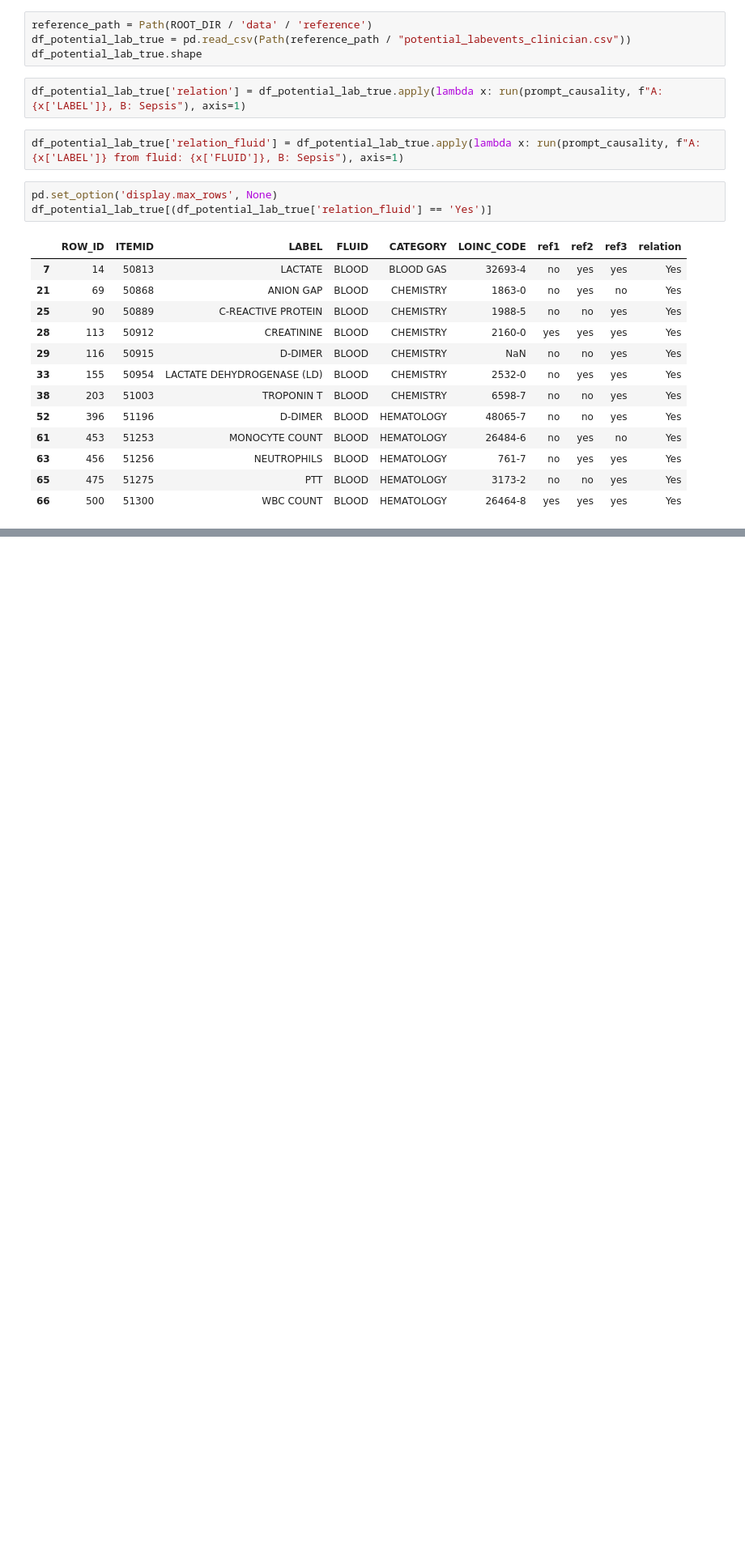
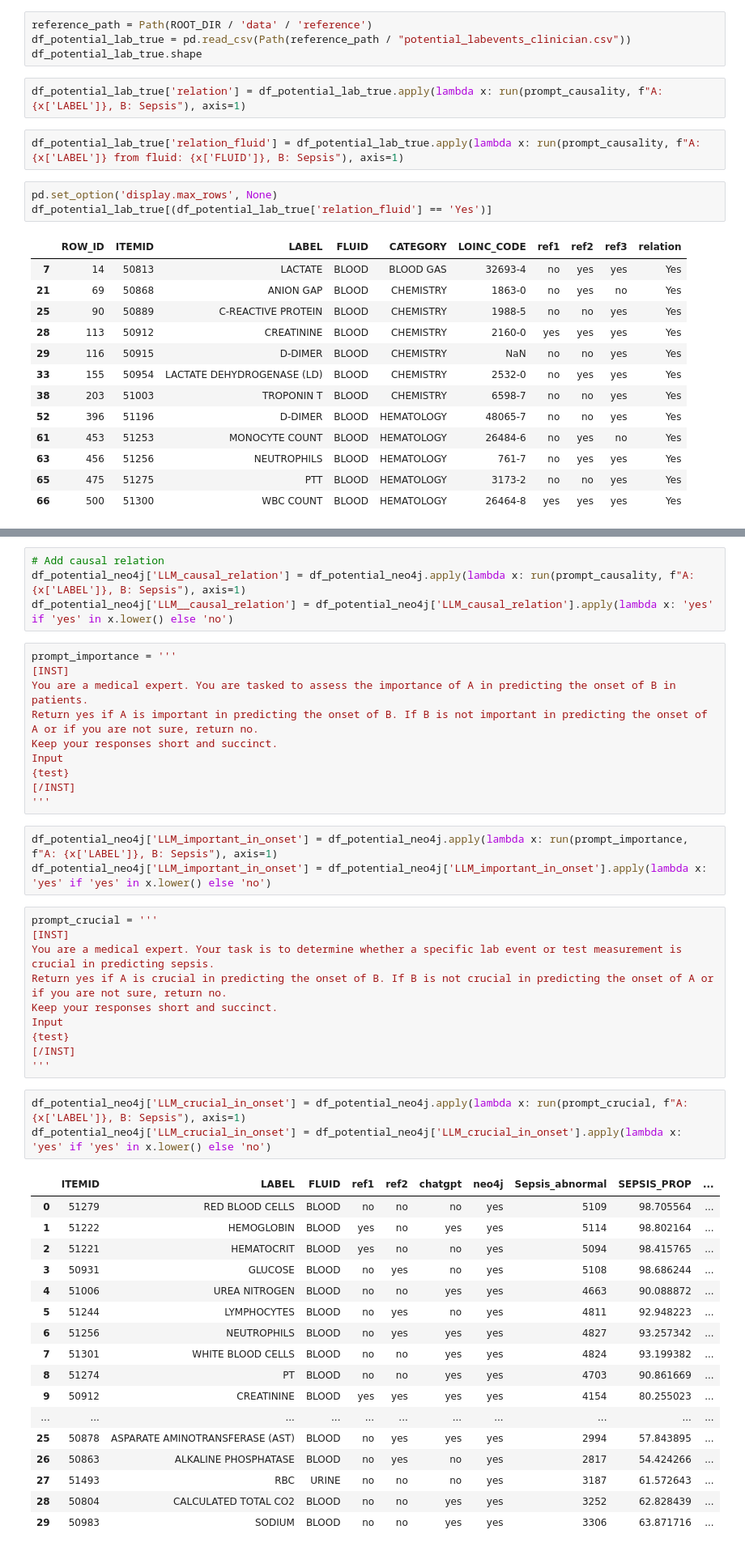
Before and after one commit to 23233408/CAPSTONE, a Jupyter notebook: AlexTurner/AT004-feature-selection_local.ipynb, the cells around one changed output, grey strips where cells are left out. Shown: that part at 81% size. Drawn from its saved outputs; the diff is of its cells as text; blank space fills up the shorter version.

```diff
--- a/AlexTurner/AT004-feature-selection_local.ipynb
+++ b/AlexTurner/AT004-feature-selection_local.ipynb
@@ -1066,0 +1078,48 @@ df_potential_lab_true[(df_potential_lab_true['relation'] == 'Yes')]
+# %%
+# Add causal relation
+df_potential_neo4j['LLM_causal_relation'] = df_potential_neo4j.apply(lambda x: run(prompt_causality, f"A: {x['LABEL']}, B: Sepsis"), axis=1)
+df_potential_neo4j['LLM__causal_relation'] = df_potential_neo4j['LLM_causal_relation'].apply(lambda x: 'yes' if 'yes' in x.lower() else 'no')
+# %%
+prompt_importance = '''
+[INST]
+You are a medical expert. You are tasked to assess the importance of A in predicting the onset of B in patients.
+Return yes if A is important in predicting the onset of B. If B is not important in predicting the onset of A or if you are not sure, return no.
+Keep your responses short and succinct.
+Input
+{test}
+[/INST]
+'''
+# %%
+df_potential_neo4j['LLM_important_in_onset'] = df_potential_neo4j.apply(lambda x: run(prompt_importance, f"A: {x['LABEL']}, B: Sepsis"), axis=1)
+df_potential_neo4j['LLM_important_in_onset'] = df_potential_neo4j['LLM_important_in_onset'].apply(lambda x: 'yes' if 'yes' in x.lower() else 'no')
+# %%
+prompt_crucial = '''
+[INST]
+You are a medical expert. Your task is to determine whether a specific lab event or test measurement is crucial in predicting sepsis.
+Return yes if A is crucial in predicting the onset of B. If B is not crucial in predicting the onset of A or if you are not sure, return no.
+Keep your responses short and succinct.
+Input
+{test}
+[/INST]
+'''
+# %%
+df_potential_neo4j['LLM_crucial_in_onset'] = df_potential_neo4j.apply(lambda x: run(prompt_crucial, f"A: {x['LABEL']}, B: Sepsis"), axis=1)
+df_potential_neo4j['LLM_crucial_in_onset'] = df_potential_neo4j['LLM_crucial_in_onset'].apply(lambda x: 'yes' if 'yes' in x.lower() else 'no')
+# %% [output]
+|  | ITEMID | LABEL | FLUID | ref1 | ref2 | chatgpt | neo4j | Sepsis_abnormal | SEPSIS_PROP | ... |
+| 0 | 51279 | RED BLOOD CELLS | BLOOD | no | no | no | yes | 5109 | 98.705564 | ... |
+| 1 | 51222 | HEMOGLOBIN | BLOOD | yes | no | yes | yes | 5114 | 98.802164 | ... |
+| 2 | 51221 | HEMATOCRIT | BLOOD | yes | no | no | yes | 5094 | 98.415765 | ... |
+| 3 | 50931 | GLUCOSE | BLOOD | no | yes | no | yes | 5108 | 98.686244 | ... |
+| 4 | 51006 | UREA NITROGEN | BLOOD | no | no | yes | yes | 4663 | 90.088872 | ... |
+| 5 | 51244 | LYMPHOCYTES | BLOOD | no | yes | no | yes | 4811 | 92.948223 | ... |
+| 6 | 51256 | NEUTROPHILS | BLOOD | no | yes | yes | yes | 4827 | 93.257342 | ... |
+| 7 | 51301 | WHITE BLOOD CELLS | BLOOD | no | no | yes | yes | 4824 | 93.199382 | ... |
+| 8 | 51274 | PT | BLOOD | no | no | yes | yes | 4703 | 90.861669 | ... |
+| 9 | 50912 | CREATININE | BLOOD | yes | yes | yes | yes | 4154 | 80.255023 | ... |
+| ... | ... | ... | ... | ... | ... | ... | ... | ... | ... | ... |
+| 25 | 50878 | ASPARATE AMINOTRANSFERASE (AST) | BLOOD | no | yes | yes | yes | 2994 | 57.843895 | ... |
+| 26 | 50863 | ALKALINE PHOSPHATASE | BLOOD | no | yes | no | yes | 2817 | 54.424266 | ... |
+| 27 | 51493 | RBC | URINE | no | no | no | yes | 3187 | 61.572643 | ... |
+| 28 | 50804 | CALCULATED TOTAL CO2 | BLOOD | no | no | yes | yes | 3252 | 62.828439 | ... |
+| 29 | 50983 | SODIUM | BLOOD | no | no | yes | yes | 3306 | 63.871716 | ... |
```
Also changed, not shown: parts of 5 cells of this notebook, 11 other files.
